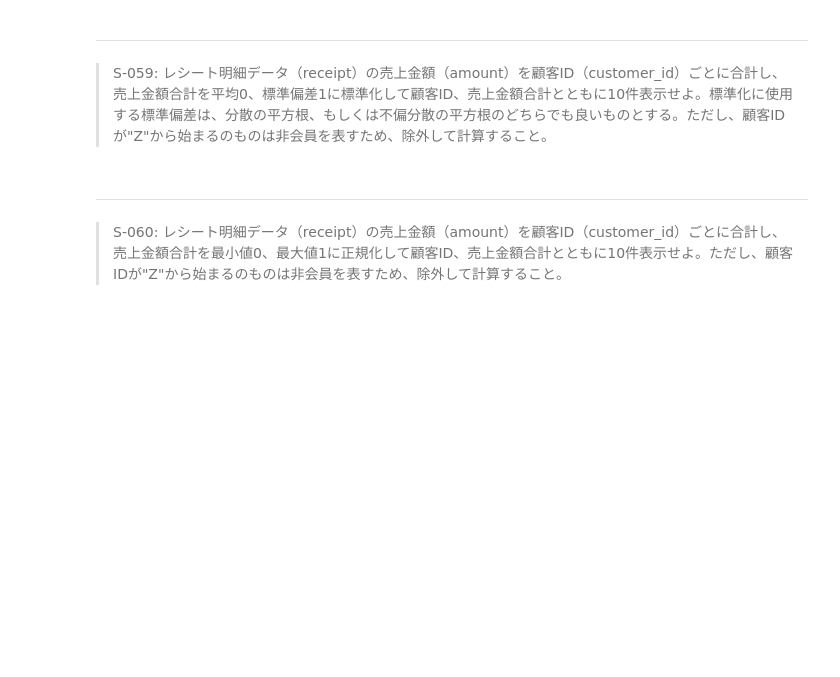
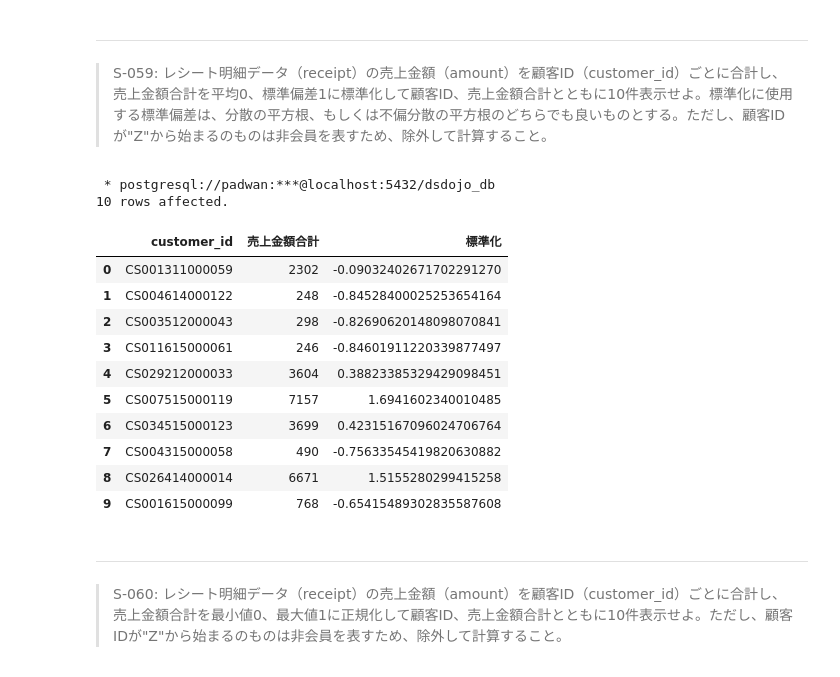
Before and after one commit to baoruiqi98120/sql, a Jupyter notebook: preprocess_knock_SQL_Colab.ipynb, the cells around one changed output. Cells and saved outputs as stored; diff of their text form; code cells hidden in the pictures; blank space fills up the shorter version.

```diff
--- a/preprocess_knock_SQL_Colab.ipynb
+++ b/preprocess_knock_SQL_Colab.ipynb
@@ -1895,3 +1893,33 @@ limit 10
+# %%
+%%sql
+select
+    customer_id
+   ,sum(amount) as "売上金額合計"
+   ,(sum(amount) - avg(sum(amount)) over())
+    /stddev_samp(sum(amount)) over() as "標準化"
+from
+    receipt
+where
+    customer_id not like 'Z%'
+group by
+    customer_id
+limit
+    10
+;
+# %% [output]
+ * postgresql://padwan:***@localhost:5432/dsdojo_db
+10 rows affected.
+|  | customer_id | 売上金額合計 | 標準化 |
+| 0 | CS001311000059 | 2302 | -0.09032402671702291270 |
+| 1 | CS004614000122 | 248 | -0.84528400025253654164 |
+| 2 | CS003512000043 | 298 | -0.82690620148098070841 |
+| 3 | CS011615000061 | 246 | -0.84601911220339877497 |
+| 4 | CS029212000033 | 3604 | 0.38823385329429098451 |
+| 5 | CS007515000119 | 7157 | 1.6941602340010485 |
+| 6 | CS034515000123 | 3699 | 0.42315167096024706764 |
+| 7 | CS004315000058 | 490 | -0.75633545419820630882 |
+| 8 | CS026414000014 | 6671 | 1.5155280299415258 |
+| 9 | CS001615000099 | 768 | -0.65415489302835587608 |
 # %% [markdown]
 ---
 > S-060: レシート明細データ（receipt）の売上金額（amount）を顧客ID（customer_id）ごとに合計し、売上金額合計を最小値0、最大値1に正規化して顧客ID、売上金額合計とともに10件表示せよ。ただし、顧客IDが"Z"から始まるのものは非会員を表すため、除外して計算すること。
```
Also changed, not shown: parts of 13 cells of this notebook.
